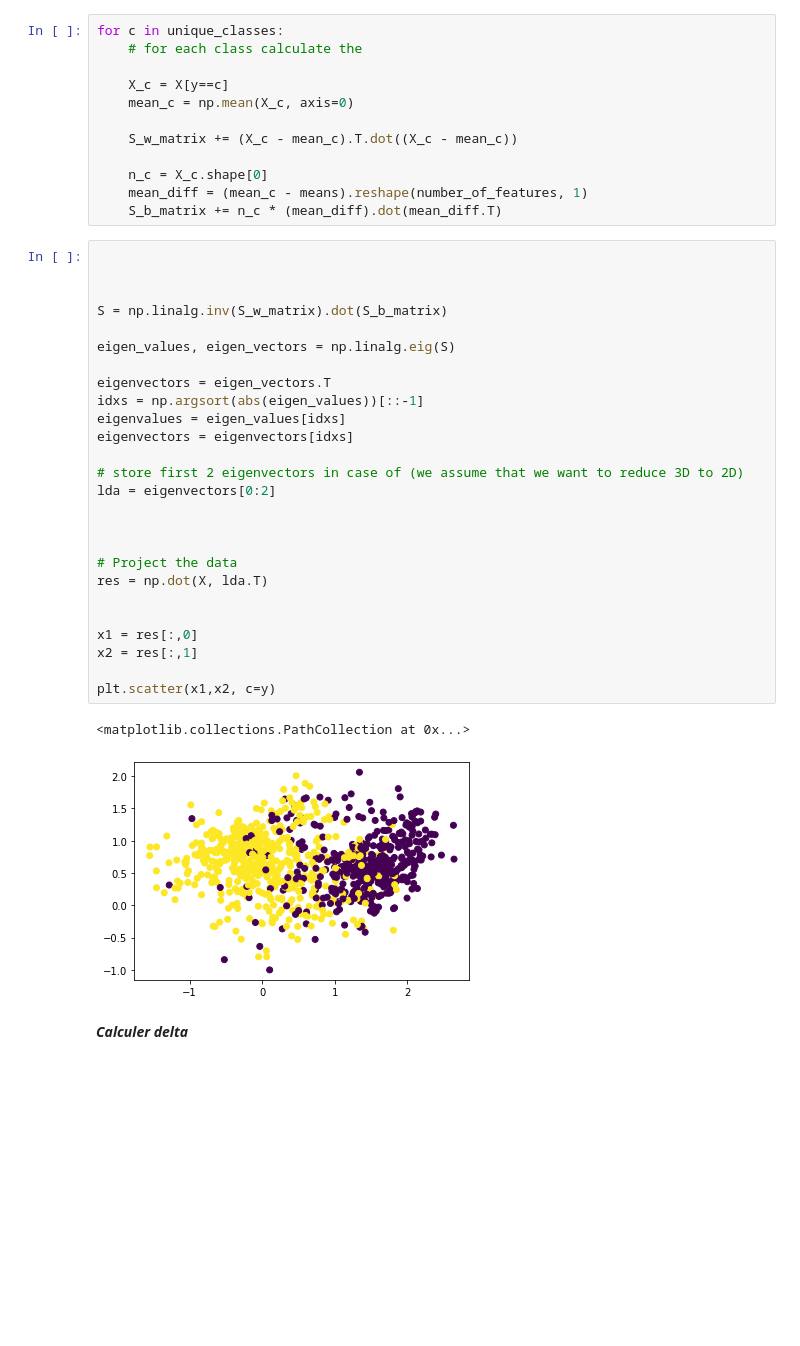
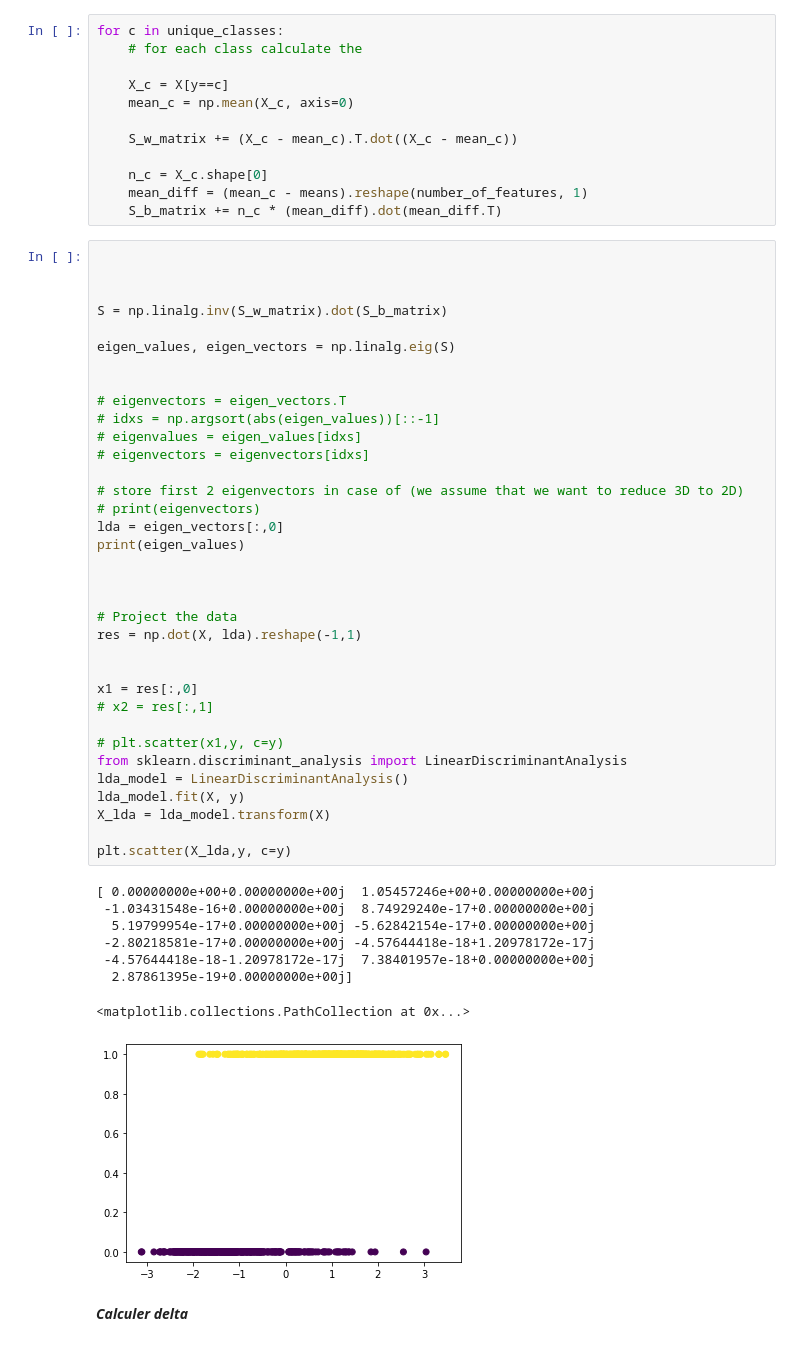
Before and after one commit to adchejjari/machine-l, a Jupyter notebook: lda.ipynb, the cells around one changed output. Saved outputs shown, nothing was run; the diff lists cells and outputs as text; blank space fills up the shorter version.

```diff
--- a/lda.ipynb
+++ b/lda.ipynb
@@ -181,32 +186,47 @@ for c in unique_classes:
 # %%
 
 
 
 S = np.linalg.inv(S_w_matrix).dot(S_b_matrix)
 
 eigen_values, eigen_vectors = np.linalg.eig(S)
 
-eigenvectors = eigen_vectors.T
-idxs = np.argsort(abs(eigen_values))[::-1]
-eigenvalues = eigen_values[idxs]
-eigenvectors = eigenvectors[idxs]
+
+# eigenvectors = eigen_vectors.T
+# idxs = np.argsort(abs(eigen_values))[::-1]
+# eigenvalues = eigen_values[idxs]
+# eigenvectors = eigenvectors[idxs]
 
 # store first 2 eigenvectors in case of (we assume that we want to reduce 3D to 2D)
-lda = eigenvectors[0:2]
+# print(eigenvectors)
+lda = eigen_vectors[:,0]
+print(eigen_values)
 
 
 
 # Project the data
-res = np.dot(X, lda.T)
+res = np.dot(X, lda).reshape(-1,1)
 
 
 x1 = res[:,0]
-x2 = res[:,1]
+# x2 = res[:,1]
 
-plt.scatter(x1,x2, c=y)
+# plt.scatter(x1,y, c=y)
+from sklearn.discriminant_analysis import LinearDiscriminantAnalysis
+lda_model = LinearDiscriminantAnalysis()
+lda_model.fit(X, y)
+X_lda = lda_model.transform(X)
+
+plt.scatter(X_lda,y, c=y)
 # %% [output]
-<matplotlib.collections.PathCollection at 0x...>
+[ 0.00000000e+00+0.00000000e+00j  1.05457246e+00+0.00000000e+00j
+ -1.03431548e-16+0.00000000e+00j  8.74929240e-17+0.00000000e+00j
+  5.19799954e-17+0.00000000e+00j -5.62842154e-17+0.00000000e+00j
+ -2.80218581e-17+0.00000000e+00j -4.57644418e-18+1.20978172e-17j
+ -4.57644418e-18-1.20978172e-17j  7.38401957e-18+0.00000000e+00j
+  2.87861395e-19+0.00000000e+00j]
+<matplotlib.collections.PathCollection at 0x...>
-[figure, old version]
+[figure, new version]
 # %% [markdown]
 ***Calculer delta***
 # %%
```
Also changed, not shown: parts of 4 cells of this notebook.
